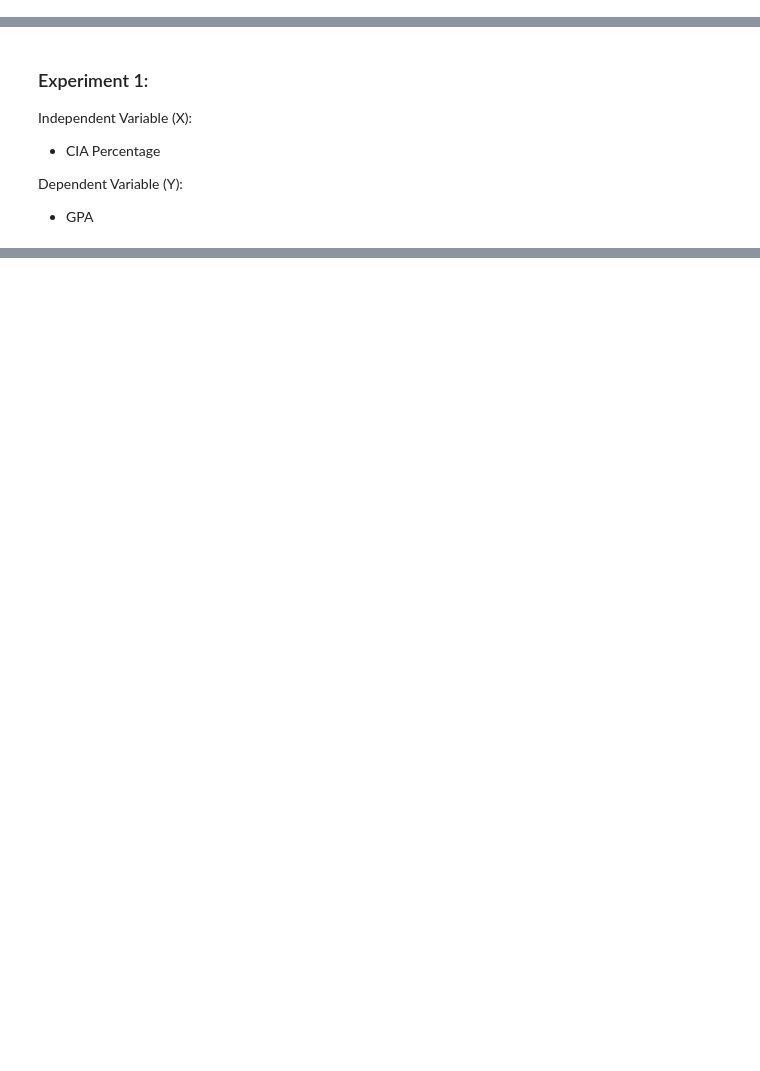
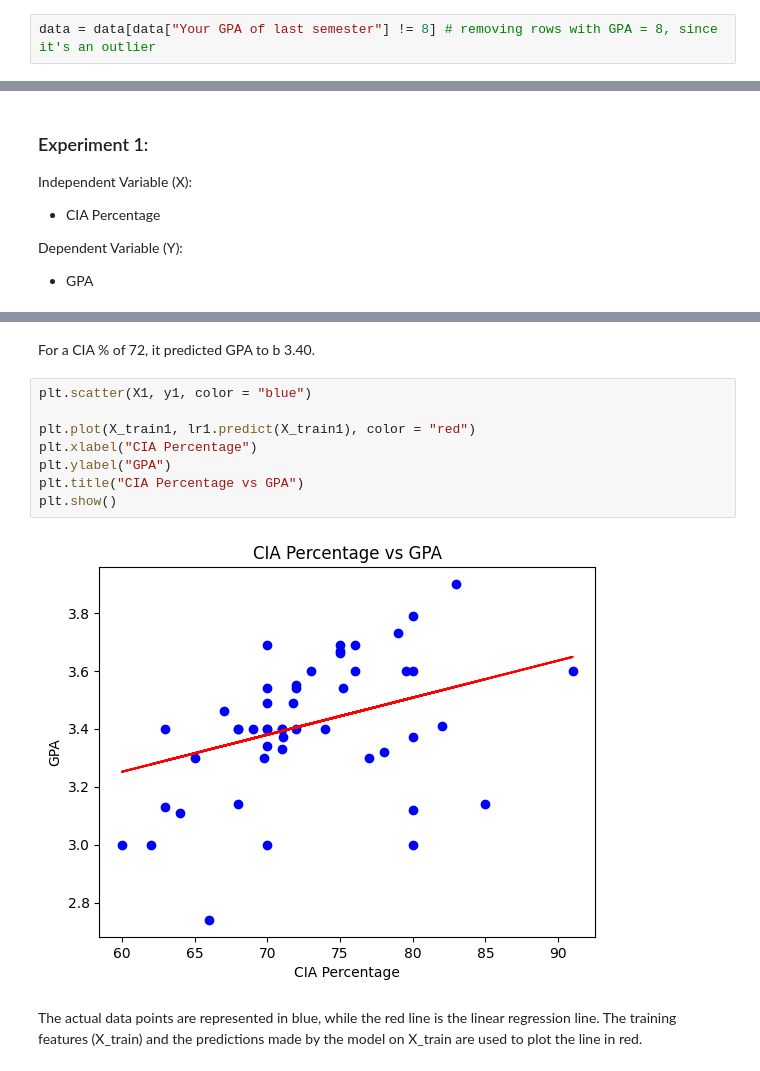
Before and after one commit to aimee-joseph/ML-Lab-2547204, a Jupyter notebook: Lab 3.ipynb, the cells around one changed output, grey strips where cells are left out. Drawn from its saved outputs; the diff is of its cells as text; blank space fills up the shorter version.

```diff
--- a/Lab 3.ipynb
+++ b/Lab 3.ipynb
@@ -213,3 +218,5 @@ Average CIA % of the class is 71.50 %, with the lowest being 7 % and the highest
 Average GPA % of the class is 3.49, with the lowest being 2.74 and the highest being 8, but this could be an outlier, on the assumption that the user filled it on the basis of CGPA (10 point scale) and not GPA (4 point scale), as the median distributions are around the ranges of 3.3, 3.4 and 3.6.
 
 Average attendance % of the class is 93.82 %, with the lowest being 85 % and the highest being 100 %.
+# %%
+data = data[data["Your GPA of last semester"] != 8] # removing rows with GPA = 8, since it's an outlier
@@ -293,0 +311,14 @@ array([3.38596787])
+# %% [markdown]
+For a CIA % of 72, it predicted GPA to b 3.40.
+# %%
+plt.scatter(X1, y1, color = "blue")
+
+plt.plot(X_train1, lr1.predict(X_train1), color = "red")
+plt.xlabel("CIA Percentage")
+plt.ylabel("GPA")
+plt.title("CIA Percentage vs GPA")
+plt.show()
+# %% [output]
+[figure, added]
+# %% [markdown]
+The actual data points are represented in blue, while the red line is the linear regression line. The training features (X_train) and the predictions made by the model on X_train are used to plot the line in red.
```
Also changed, not shown: parts of 55 cells of this notebook, 2 other files.
